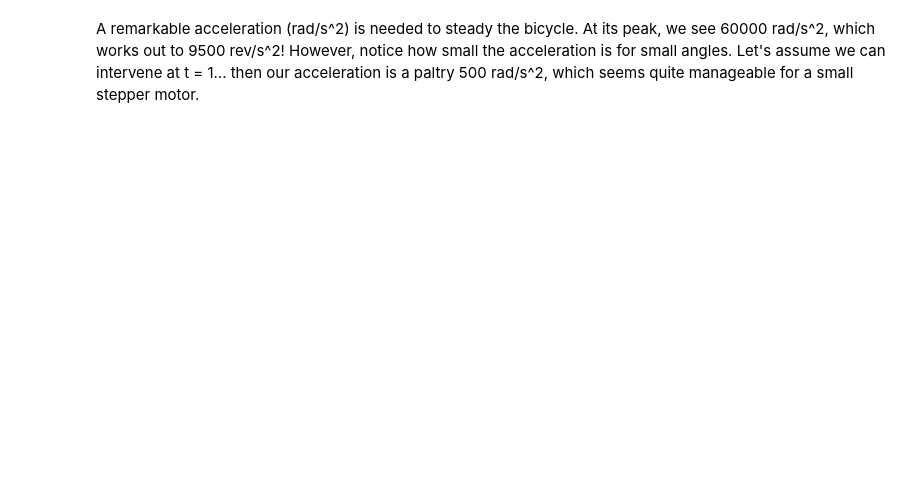
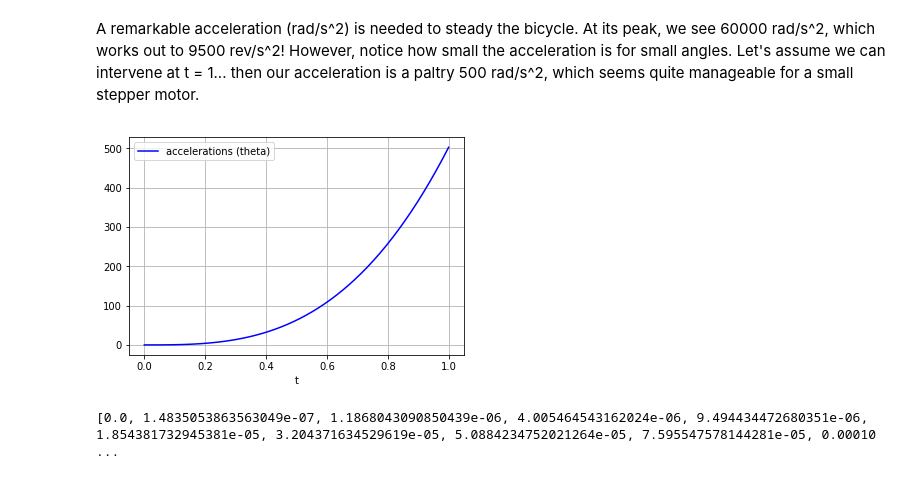
Before and after one commit to gyanprayaga/bicycle, a Jupyter notebook: scratch2.ipynb, the cells around one changed output. Saved outputs shown, nothing was run; the diff lists cells and outputs as text; code cells hidden in the pictures; blank space fills up the shorter version.

```diff
--- a/scratch2.ipynb
+++ b/scratch2.ipynb
@@ -92,2 +96,17 @@ plt.show()
 # %% [markdown]
 A remarkable acceleration (rad/s^2) is needed to steady the bicycle. At its peak, we see 60000 rad/s^2, which works out to 9500 rev/s^2! However, notice how small the acceleration is for small angles. Let's assume we can intervene at t = 1... then our acceleration is a paltry 500 rad/s^2, which seems quite manageable for a small stepper motor.
+# %%
+time = np.linspace(0, 1, num=50)
+thetas, accelerations, velocities = flywheel_accelerations(time)
+
+import matplotlib.pyplot as plt
+plt.plot(time, accelerations, 'b', label='accelerations (theta)')
+# plt.plot(time, thetas, 'g', label='thetas (theta)')
+# plt.plot(time, velocities, 'r', label='velocities (theta dot)')
+plt.legend(loc='best')
+plt.xlabel('t')
+plt.grid()
+plt.show()
+# %% [output]
+[figure, added]
+[0.0, 1.4835053863563049e-07, 1.1868043090850439e-06, 4.005464543162024e-06, 9.494434472680351e-06, 1.854381732945381e-05, 3.204371634529619e-05, 5.0884234752021264e-05, 7.595547578144281e-05, 0.00010 ...
```
Also changed, not shown: parts of 6 cells of this notebook.
